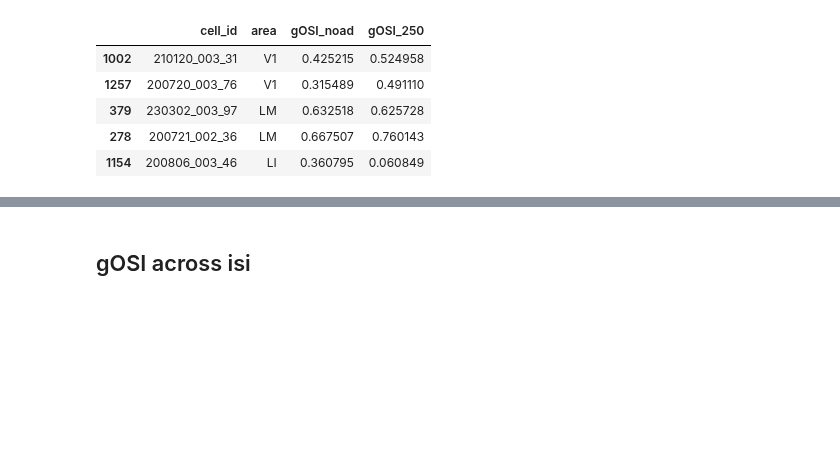
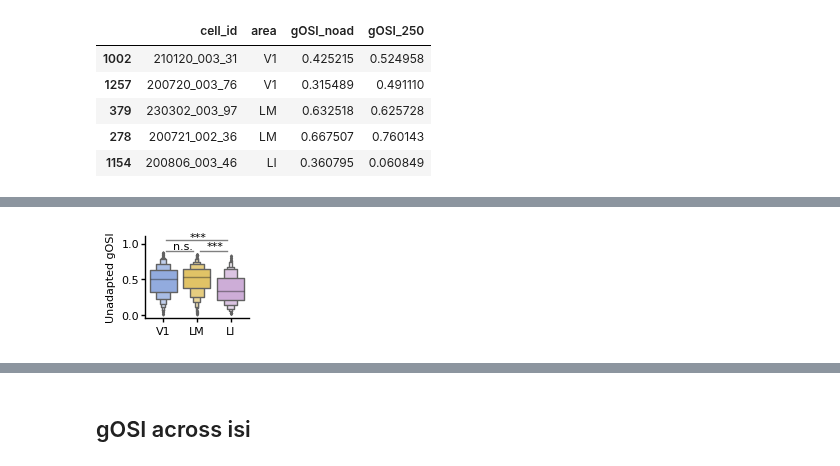
Before and after one commit to lanluo9/inter, a Jupyter notebook: scripts/ipynb/grat8ori_fig_separate.ipynb, the cells around one changed output, grey strips where cells are left out. Saved outputs shown, nothing was run; the diff lists cells and outputs as text; code cells hidden in the pictures; blank space fills up the shorter version.

```diff
--- a/scripts/ipynb/grat8ori_fig_separate.ipynb
+++ b/scripts/ipynb/grat8ori_fig_separate.ipynb
@@ -2276,0 +2273,79 @@ df_gOSI.sample(5, random_state=0)
+# %%
+cm_to_in = 1/2.54  # centimeters in inches
+scale = 1
+fig, ax = plt.subplots(1, 1,
+                       figsize=(3.404 * cm_to_in * scale, 2.692 * cm_to_in * scale),
+                       sharex=True, sharey=True)
+
+sns.boxenplot(data=[gOSI_V1, gOSI_LM, gOSI_LI],
+            palette=palette,
+            linewidth=1,
+            flier_kws=dict(s=1),
+            ax=ax,
+            )
+
+## set alpha
+if isi_now == 250:
+    for violin in ax.collections[::2]:
+        violin.set_alpha(0.6)
+    plt.setp(ax.lines, alpha=.6)
+
+## add pvlaue for kruskal wallis test (non-parametric ANOVA)
+_, p_kruskal = stats.kruskal(gOSI_V1, gOSI_LM, gOSI_LI)
+# plt.text(0.45, 0.03, 'p={:.0e}'.format(p_kruskal), fontsize=8)
+print('p={:.2e}'.format(p_kruskal))
+
+## add significance stars for posthoc mann whitney u test (Wilcoxon rank-sum test)
+_, p_mannwhit_V1LM = stats.mannwhitneyu(gOSI_V1, gOSI_LM)
+_, p_mannwhit_LMLI = stats.mannwhitneyu(gOSI_LM, gOSI_LI)
+_, p_mannwhit_V1LI = stats.mannwhitneyu(gOSI_V1, gOSI_LI)
+p_mannwhit = [p_mannwhit_V1LM, p_mannwhit_LMLI, p_mannwhit_V1LI]
+print(p_mannwhit)
+sig_star_str = []
+for i, pval in enumerate(p_mannwhit):
+    if pval < 0.001:
+        sig_star_str.append('***')
+    elif pval < 0.01:
+        sig_star_str.append('**')
+    elif pval < 0.05:
+        sig_star_str.append('*')
+    else:
+        sig_star_str.append('n.s.')
+
+## first, draw horizontal lines to connect pairs of groups
+sig_bar_y = 0.9
+sig_bar_shorten = 0.1
+plt.plot([0+sig_bar_shorten, 1-sig_bar_shorten], [sig_bar_y, sig_bar_y], 'gray', linewidth=1)
+plt.plot([1+sig_bar_shorten, 2-sig_bar_shorten], [sig_bar_y, sig_bar_y], 'gray', linewidth=1)
+sig_bar_y += 0.15
+plt.plot([0+sig_bar_shorten, 2-sig_bar_shorten], [sig_bar_y, sig_bar_y], 'gray', linewidth=1)
+
+## then, draw significance stars
+sig_star_y_base = 0.92
+sig_star_y = [sig_star_y_base, sig_star_y_base, sig_star_y_base+0.12]
+sig_star_x = [0.3, 1.3, 0.8] # V1-LM, LM-LI, V1-LI
+for i, sig_star in enumerate(sig_star_str):
+    plt.text(sig_star_x[i], sig_star_y[i], sig_star, fontsize=8)
+
+
+ax.tick_params(axis='y', which='major', pad=1) # adjust y tick label position (padding)
+ax.tick_params(direction='out', length=3, width=1)
+ax.spines['left'].set_linewidth(1) # set axis width
+ax.spines['bottom'].set_linewidth(1)
+sns.despine();
+
+ylim_upper = ax.get_ylim()[1]
+yticks = np.arange(0, ylim_upper, 0.5)
+yticklabels = [str(round(t, 1)) for t in yticks]
+ax.set_yticks(yticks, yticklabels, fontsize=8);
+ax.set_ylabel('dF/F', fontsize=8)
+
+plt.xticks([0, 1, 2], ['V1', 'LM', 'LI'], fontsize=8);
+if isi_now == 6000:
+    isi_str = 'Unadapted'
+elif isi_now == 250:
+    isi_str = 'Adapted'
+plt.ylabel(f'{isi_str} gOSI', fontsize=8);
+
+# plt.savefig(os.path.join(dir_fig, f'gOSI_across_area_{isi_now}ms_boxenplot_figsize_scale1.svg'), bbox_inches='tight')
+# %% [output]
@@ -2277,3 +2354,4 @@ df_gOSI.sample(5, random_state=0)
+[figure, added]
 # %%
 color_list = '85a7eb-3e51cc-f6cd51-c48a5a-d1a6de-8c75e6' # originally https://coolors.co/85a7eb-3e51cc-f6cd51-c48a5a-d1a6de-c715f4, changed last color
 color_list = color_list.split('-') # V1 (unadapted, adapted) - LM (unadapted, adapted) - LI (unadapted, adapted)
```
Also changed, not shown: parts of 9 cells of this notebook, 48 other files.
